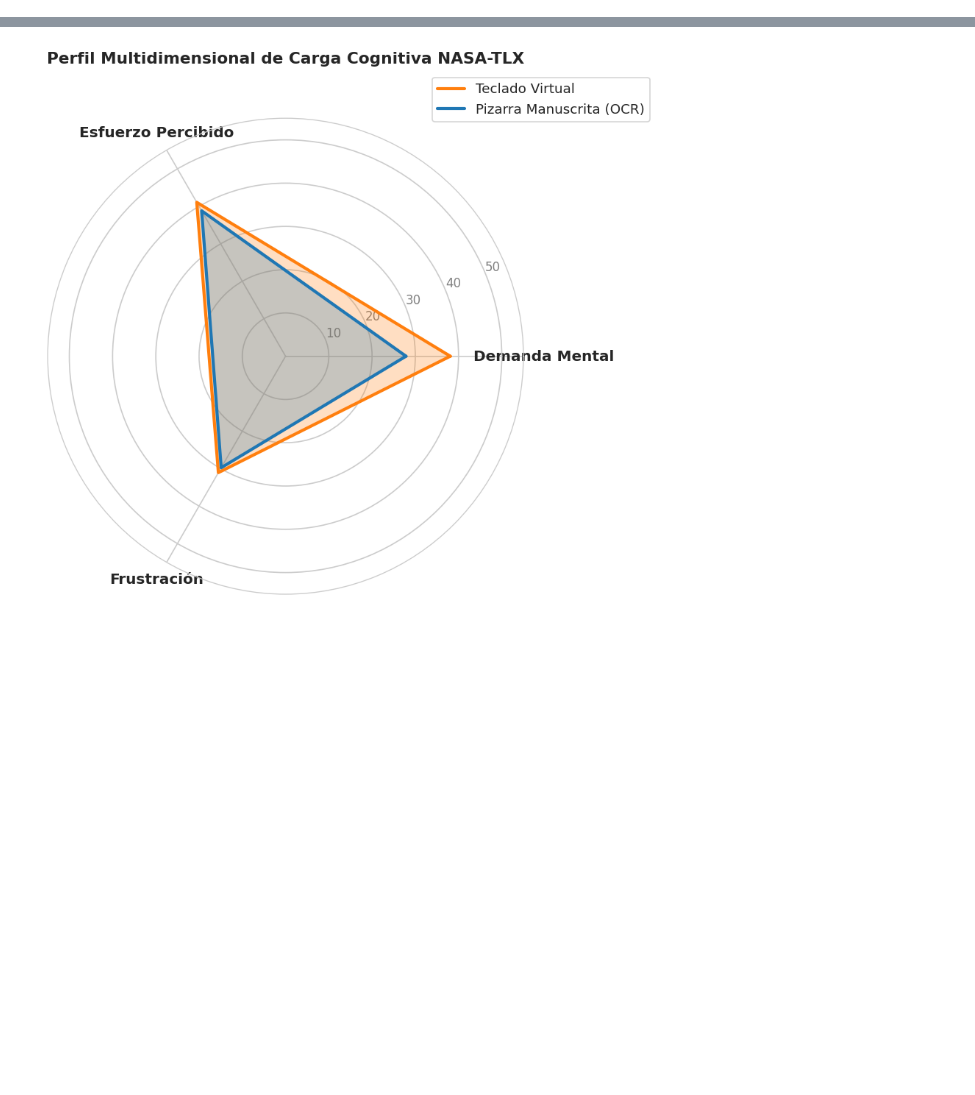
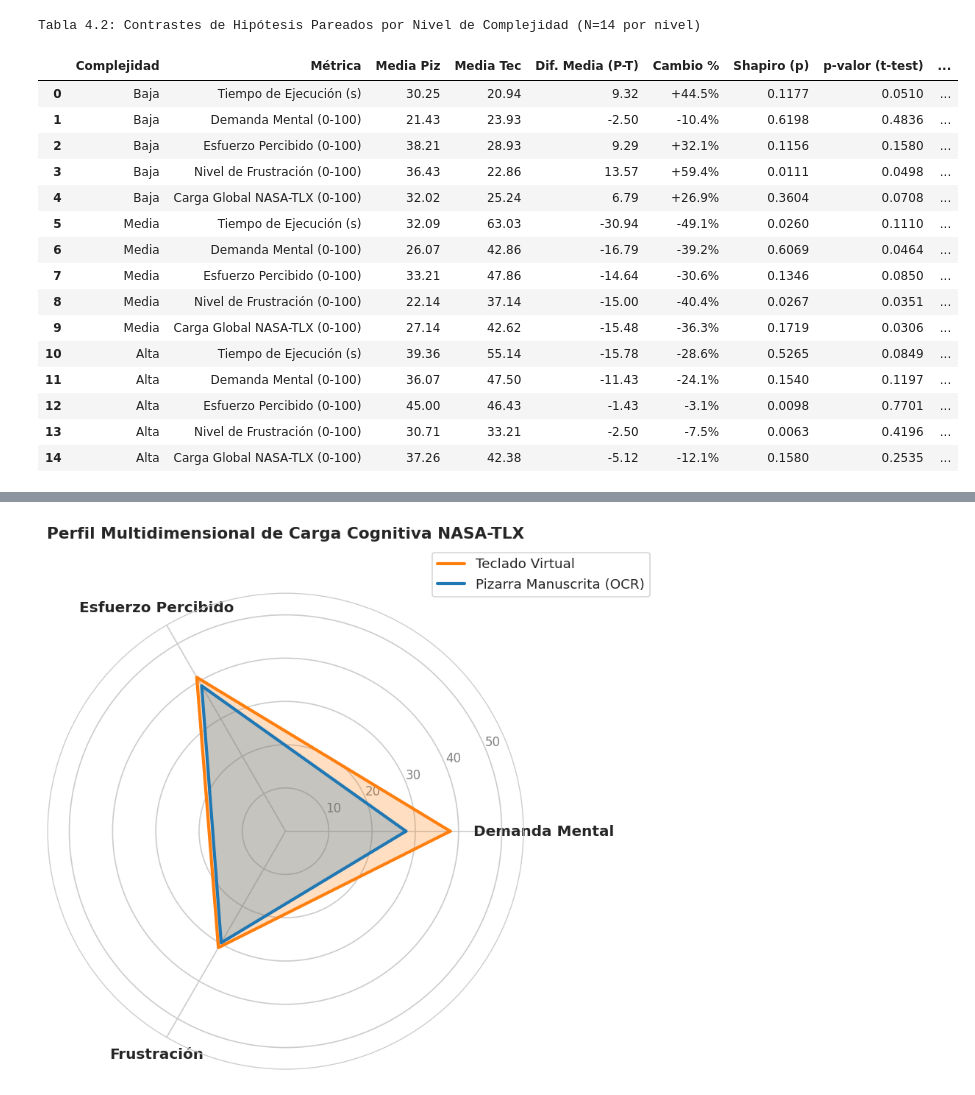
Before and after one commit to NyRoo12/analisis_datos_estudiantes, a Jupyter notebook: analisis_resultados_estudio.ipynb, the cells around one changed output, grey strips where cells are left out. Saved outputs shown, nothing was run; the diff lists cells and outputs as text; code cells hidden in the pictures; blank space fills up the shorter version.

```diff
--- a/analisis_resultados_estudio.ipynb
+++ b/analisis_resultados_estudio.ipynb
@@ -466,0 +378,61 @@ plt.show()
+# %%
+# 3. Tabla 4.2: Contrastes Pareados Desglosados por Complejidad
+comp_records = []
+for comp in ['Baja', 'Media', 'Alta']:
+    df_comp = df[df['complexity'] == comp]
+    pivot_comp = df_comp.pivot(index='user', columns='condicion', values=metrics)
+
+    for m in metrics:
+        piz = pivot_comp[m]['pizarra']
+        tec = pivot_comp[m]['teclado']
+        diff = piz - tec
+
+        shapiro_res = stats.shapiro(diff)
+        ttest_res = stats.ttest_rel(piz, tec)
+        wilcox_res = stats.wilcoxon(piz, tec)
+        d = diff.mean() / diff.std(ddof=1) if diff.std(ddof=1) != 0 else 0
+        pct = ((piz.mean() - tec.mean()) / tec.mean()) * 100
+
+        comp_records.append({
+            'Complejidad': comp,
+            'Métrica': metric_names[m],
+            'Media Piz': piz.mean(),
+            'Media Tec': tec.mean(),
+            'Dif. Media (P-T)': diff.mean(),
+            'Cambio %': pct,
+            'Shapiro (p)': shapiro_res.pvalue,
+            'p-valor (t-test)': ttest_res.pvalue,
+            'p-valor (Wilcoxon)': wilcox_res.pvalue,
+            "Cohen's d": d,
+            'Resultado': 'Significativo (p < 0.05)' if (ttest_res.pvalue < 0.05 or wilcox_res.pvalue < 0.05) else ('Tendencia (p < 0.10)' if (ttest_res.pvalue < 0.10 or wilcox_res.pvalue < 0.10) else 'No significativo')
+        })
+
+df_comp_tests = pd.DataFrame(comp_records)
+display(df_comp_tests.style.format({
+    'Media Piz': '{:.2f}',
+    'Media Tec': '{:.2f}',
+    'Dif. Media (P-T)': '{:.2f}',
+    'Cambio %': '{:+.1f}%',
+    'Shapiro (p)': '{:.4f}',
+    'p-valor (t-test)': '{:.4f}',
+    'p-valor (Wilcoxon)': '{:.4f}',
+    "Cohen's d": '{:.3f}'
+}).set_caption("Tabla 4.2: Contrastes de Hipótesis Pareados por Nivel de Complejidad (N=14 por nivel)"))
+# %% [output]
+Tabla 4.2: Contrastes de Hipótesis Pareados por Nivel de Complejidad (N=14 por nivel)
+|  | Complejidad | Métrica | Media Piz | Media Tec | Dif. Media (P-T) | Cambio % | Shapiro (p) | p-valor (t-test) | ... |
+| 0 | Baja | Tiempo de Ejecución (s) | 30.25 | 20.94 | 9.32 | +44.5% | 0.1177 | 0.0510 | ... |
+| 1 | Baja | Demanda Mental (0-100) | 21.43 | 23.93 | -2.50 | -10.4% | 0.6198 | 0.4836 | ... |
+| 2 | Baja | Esfuerzo Percibido (0-100) | 38.21 | 28.93 | 9.29 | +32.1% | 0.1156 | 0.1580 | ... |
+| 3 | Baja | Nivel de Frustración (0-100) | 36.43 | 22.86 | 13.57 | +59.4% | 0.0111 | 0.0498 | ... |
+| 4 | Baja | Carga Global NASA-TLX (0-100) | 32.02 | 25.24 | 6.79 | +26.9% | 0.3604 | 0.0708 | ... |
+| 5 | Media | Tiempo de Ejecución (s) | 32.09 | 63.03 | -30.94 | -49.1% | 0.0260 | 0.1110 | ... |
+| 6 | Media | Demanda Mental (0-100) | 26.07 | 42.86 | -16.79 | -39.2% | 0.6069 | 0.0464 | ... |
+| 7 | Media | Esfuerzo Percibido (0-100) | 33.21 | 47.86 | -14.64 | -30.6% | 0.1346 | 0.0850 | ... |
+| 8 | Media | Nivel de Frustración (0-100) | 22.14 | 37.14 | -15.00 | -40.4% | 0.0267 | 0.0351 | ... |
+| 9 | Media | Carga Global NASA-TLX (0-100) | 27.14 | 42.62 | -15.48 | -36.3% | 0.1719 | 0.0306 | ... |
+| 10 | Alta | Tiempo de Ejecución (s) | 39.36 | 55.14 | -15.78 | -28.6% | 0.5265 | 0.0849 | ... |
+| 11 | Alta | Demanda Mental (0-100) | 36.07 | 47.50 | -11.43 | -24.1% | 0.1540 | 0.1197 | ... |
+| 12 | Alta | Esfuerzo Percibido (0-100) | 45.00 | 46.43 | -1.43 | -3.1% | 0.0098 | 0.7701 | ... |
+| 13 | Alta | Nivel de Frustración (0-100) | 30.71 | 33.21 | -2.50 | -7.5% | 0.0063 | 0.4196 | ... |
+| 14 | Alta | Carga Global NASA-TLX (0-100) | 37.26 | 42.38 | -5.12 | -12.1% | 0.1580 | 0.2535 | ... |
```
Also changed, not shown: parts of 40 cells of this notebook.
